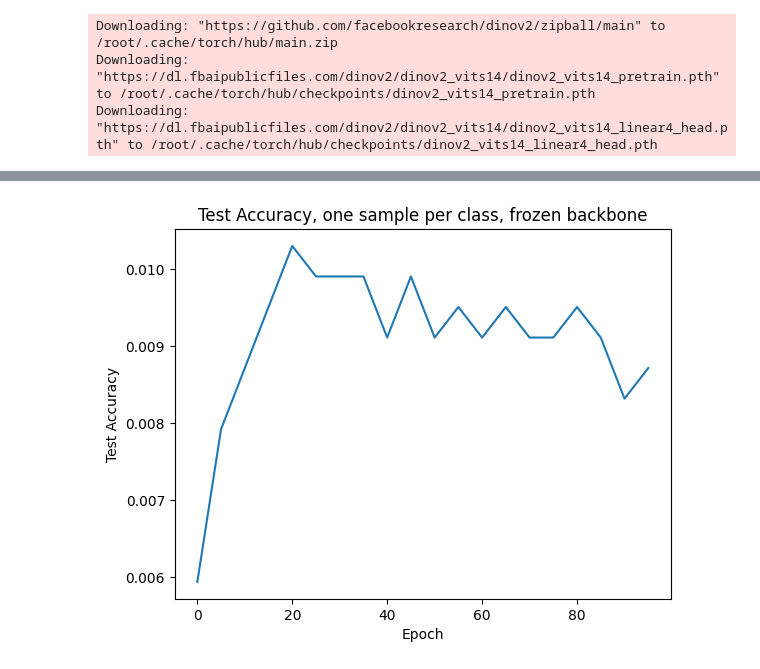
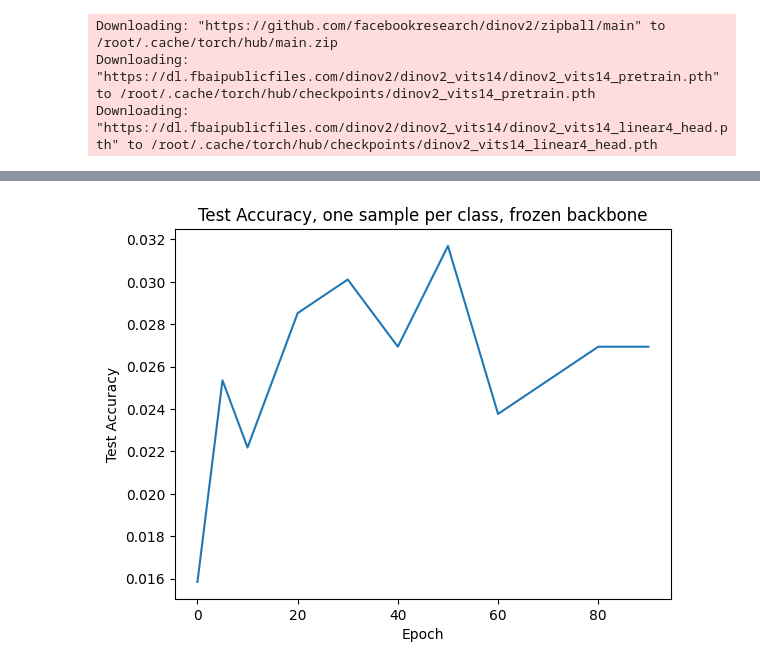
Before and after one commit to KevinSassani/DINOv2-Project, a Jupyter notebook: Food101_sample_efficiency.ipynb, the cells around one changed output, grey strips where cells are left out. Cells and saved outputs as stored; diff of their text form; code cells hidden in the pictures.

```diff
--- a/Food101_sample_efficiency.ipynb
+++ b/Food101_sample_efficiency.ipynb
@@ -132,9 +132,11 @@ small_train_loader_10 = DataLoader(small_train_subset_10, batch_size=batch_size,
 #     _, label = train_data[data_index]
 #     print(f"Class: {train_data.classes[label]}, Index: {data_index}")
 # %%
+print(len(test_data))
 test_subst_indices = list(range(len(test_data)))
+
 random.shuffle(test_subst_indices)
-test_subset_indices = test_subst_indices[:int(len(test_data)/10)]
+test_subset_indices = test_subst_indices[:int(len(test_data)/40)]
 
 test_data_subset = Subset(test_data, test_subset_indices)
 test_loader_subset = DataLoader(test_data_subset, batch_size=batch_size, shuffle=False)
@@ -170,19 +174,33 @@ New head initialized with shape: 1920 -> 1000
 # %%
 def test_accuracy(model,test_loader):
     model.eval()
+    running_loss = 0.0
     correct = 0
     total = 0
+    batches = len(test_loader)
     with torch.no_grad():
-        for images, labels in test_loader:
-            images = images.to(device)
-            labels = labels.to(device)
-            outputs = model(images)
-            _, predicted = torch.max(outputs.data, 1)
-            total += labels.size(0)
-            correct += (predicted == labels).sum().item()
+        batch = 0
+        progress_bar = tqdm(enumerate(test_loader), total=len(test_loader))
+        for batch_idx, (images, labels) in progress_bar:
+          optimizer.zero_grad()
+          # input = processor(images=batch[0], return_tensors="pt")
+          input = processor(images=images, return_tensors="pt", padding=True).to(device)
+          # input = processor(images=batch[0], return_tensors="pt").to(device)
+          labels = labels.to(device)
+          output = model(input["pixel_values"])
+          loss = loss_function(output, labels)
 
-    accuracy = correct / total
-    return accuracy
+
+          # Update running loss and accuracy
+          running_loss += (loss.item()-running_loss)/(batch_idx+1)
+          _, predicted = output.max(1)
+          total += labels.size(0)
+          correct += predicted.eq(labels).sum().item()
+          acc = correct/total
+
+          # Update progress bar with loss
+          progress_bar.set_postfix(loss=running_loss,accuracy=f"{100*acc:.2f}%")
+    return acc
 # %%
 # Train the model
 device = torch.device("cuda" if torch.cuda.is_available() else "cpu")
@@ -222,7 +240,7 @@ for i in range(epochs):
 
 
     #print(f"Epoch {i + 1}, Loss: {loss_val.item()}")
-    if i % 5 == 0:
+    if i == 5 or i % 10 == 0:
         test_acc = test_accuracy(dinov2_vits14_lc,test_loader_subset)
         print(f"Epoch {i + 1}, Test Accuracy: {test_acc}")
         test_accuracy_list.append(test_acc)
@@ -247,13 +263,13 @@ Epoch 56, Test Accuracy: 0.009504950495049505
 # %%
-x = range(0, 100, 5)
+x = [0,5,10,20,30,40,50,60,70,80,90]
 plt.plot(x, test_accuracy_list)
 plt.xlabel("Epoch")
 plt.ylabel("Test Accuracy")
 plt.title("Test Accuracy, one sample per class, frozen backbone")
 plt.savefig("one_sample_per_class_frozen_backbone.png")
 plt.show()
 # %% [output]
-[figure, old version]
+[figure, new version]
 # %%
 plt.plot(x, test_accuracy_list)
 plt.xlabel("Epoch")
```
Also changed, not shown: parts of 8 cells of this notebook.
